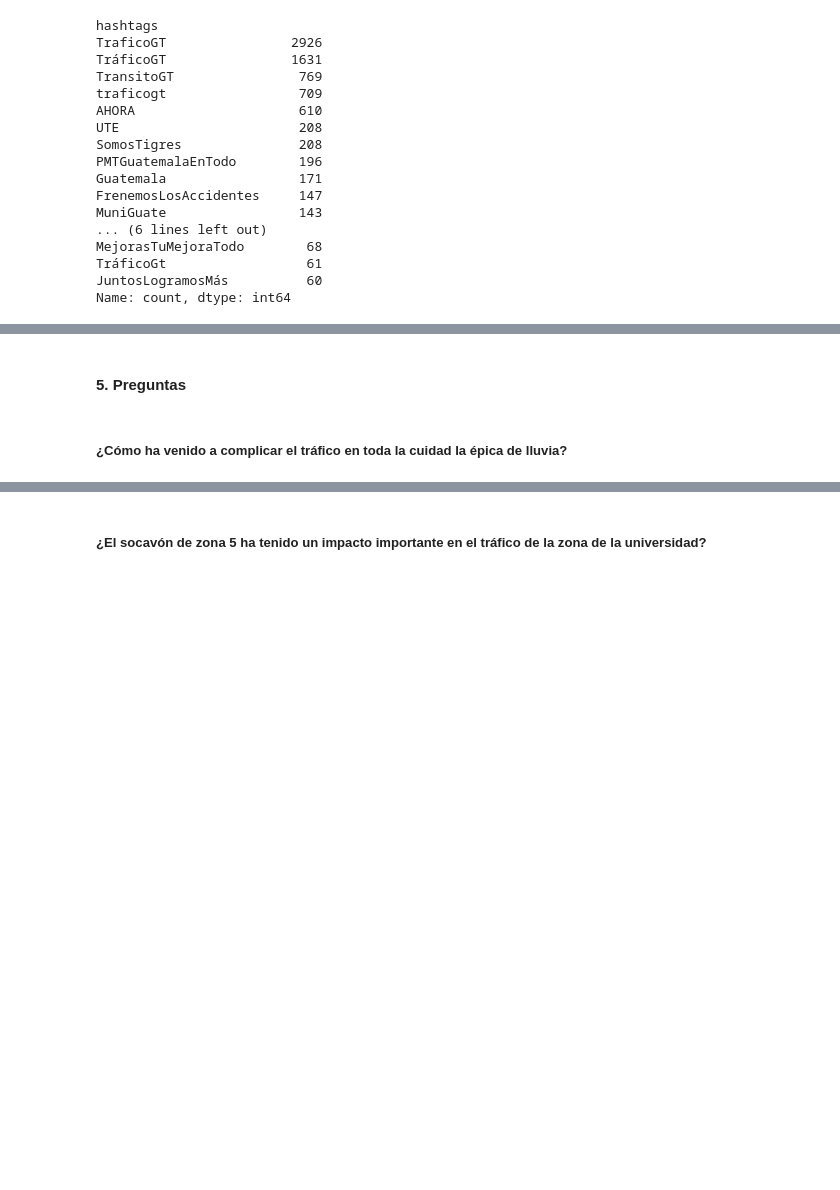
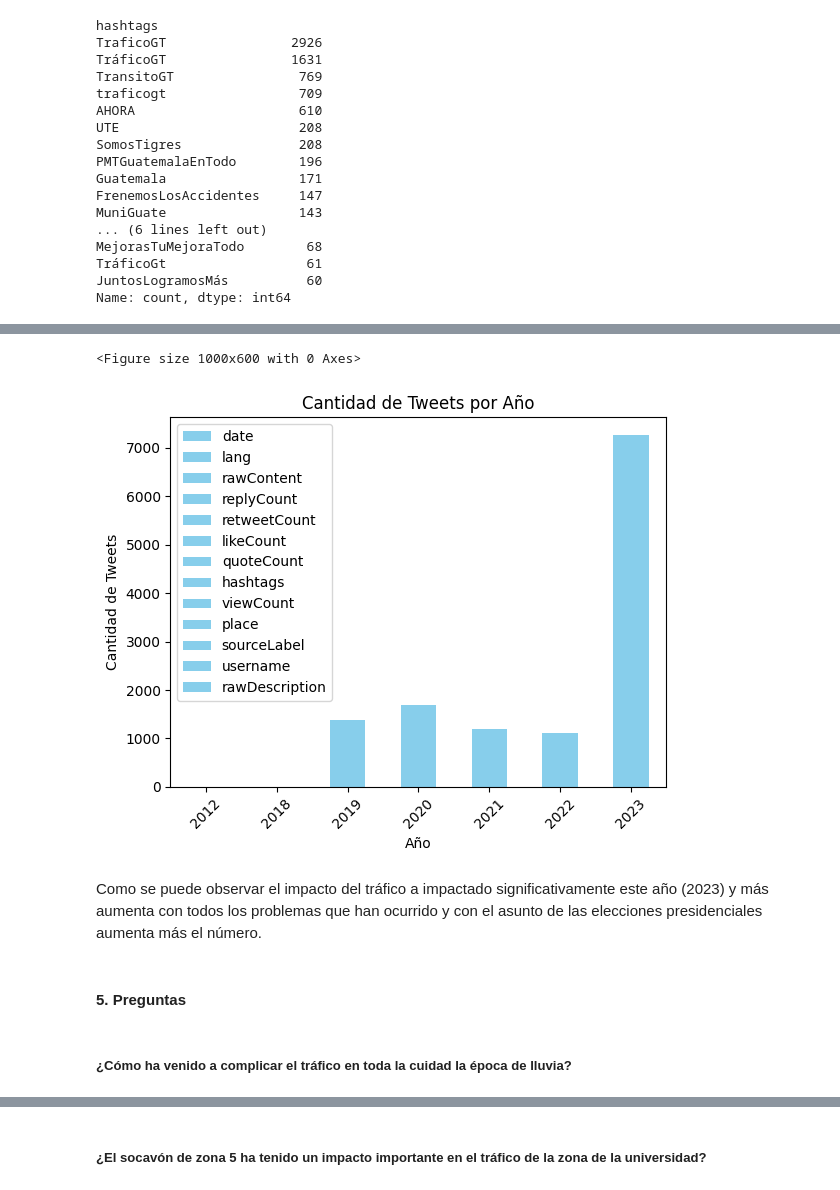
Before and after one commit to CrisLayB/DataScience_Lab06, a Jupyter notebook: Lab6Problema1.ipynb, the cells around one changed output, grey strips where cells are left out. Drawn from its saved outputs; the diff is of its cells as text; code cells hidden in the pictures; blank space fills up the shorter version.

Commit message:
Problem 1 done

```diff
--- a/Lab6Problema1.ipynb
+++ b/Lab6Problema1.ipynb
@@ -563,4 +578,20 @@ df_top_counts[["date", "username", "rawContent", "hashtags", "viewCount"]].head(
+# %%
+# Datos a lo largo del tiempo
+tweets_by_year = data_frame.groupby('year').count()
+
+plt.figure(figsize=(10, 6))
+tweets_by_year.plot(kind='bar', color='skyblue')
+plt.title('Cantidad de Tweets por Año')
+plt.xlabel('Año')
+plt.ylabel('Cantidad de Tweets')
+plt.xticks(rotation=45)
+plt.show()
+# %% [output]
+<Figure size 1000x600 with 0 Axes>
+[figure, added]
+# %% [markdown]
+Como se puede observar el impacto del tráfico a impactado significativamente este año (2023) y más aumenta con todos los problemas que han ocurrido y con el asunto de las elecciones presidenciales aumenta más el número.
 # %% [markdown]
 #### 5. Preguntas
 # %% [markdown]
-##### ¿Cómo ha venido a complicar el tráfico en toda la cuidad la épica de lluvia?
+##### ¿Cómo ha venido a complicar el tráfico en toda la cuidad la época de lluvia?
```
Also changed, not shown: parts of 25 cells of this notebook.
